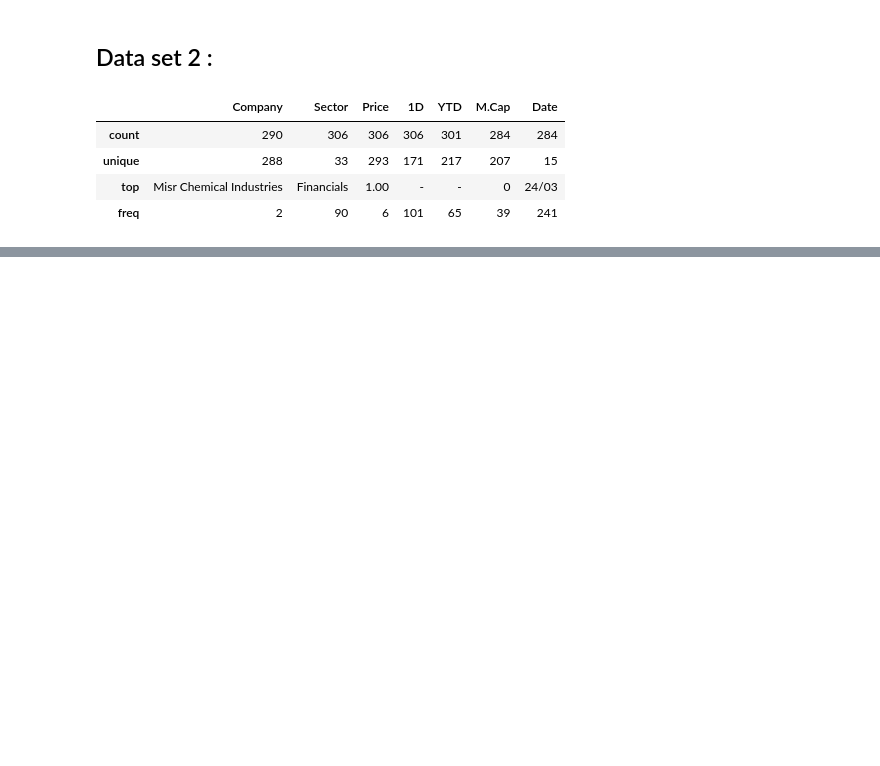
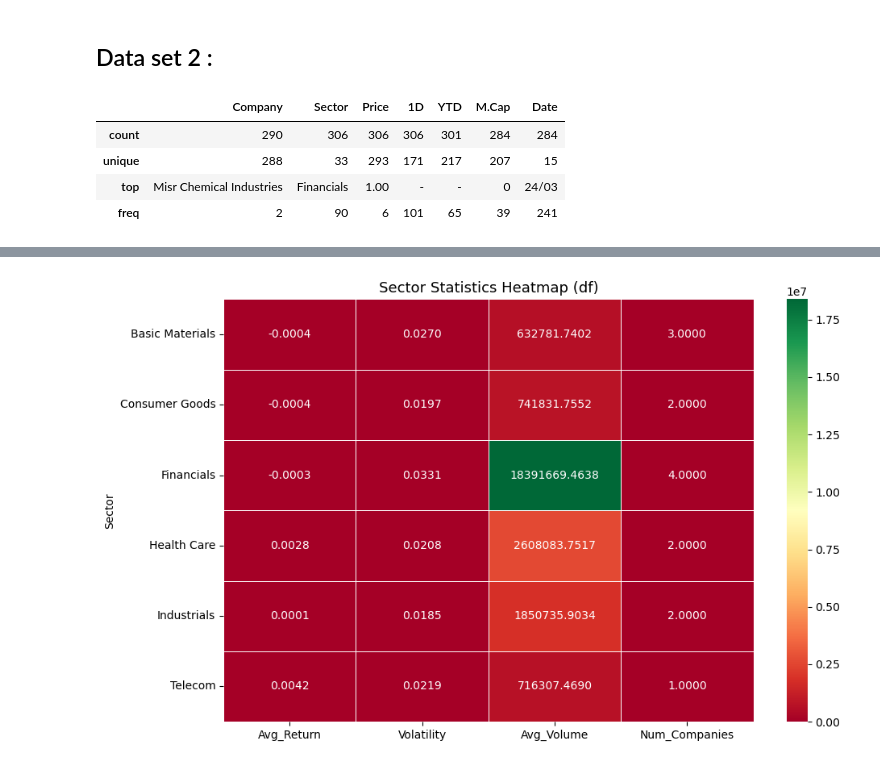
Before and after one commit to abdulrahman-mahmoud/Egxstock-analysis, a Jupyter notebook: Proessing/cleaning_anaylsis.ipynb, the cells around one changed output, grey strips where cells are left out. Drawn from its saved outputs; the diff is of its cells as text; code cells hidden in the pictures; blank space fills up the shorter version.

```diff
--- a/Proessing/cleaning_anaylsis.ipynb
+++ b/Proessing/cleaning_anaylsis.ipynb
@@ -222,0 +325,27 @@ df
+# %%
+# Calculate statistics by sector
+sector_stats = df.groupby('Sector').agg(
+    Avg_Return=('Daily_Return ', 'mean'),
+    Volatility=('Daily_Return ', 'std'),
+    Avg_Volume=('Volume', 'mean'),
+    Num_Companies=('Company', 'nunique')
+)
+
+# Round values
+sector_stats = sector_stats.round(4)
+
+# Create heatmap
+fig, ax = plt.subplots(figsize=(10, 6))
+
+sns.heatmap(sector_stats,
+            annot=True,
+            fmt='.4f',
+            cmap='RdYlGn',
+            linewidths=0.5,
+            ax=ax)
+
+ax.set_title('Sector Statistics Heatmap (df)', fontsize=13)
+plt.tight_layout()
+plt.show()
+# %% [output]
+[figure, added]
```
Also changed, not shown: parts of 29 cells of this notebook.
